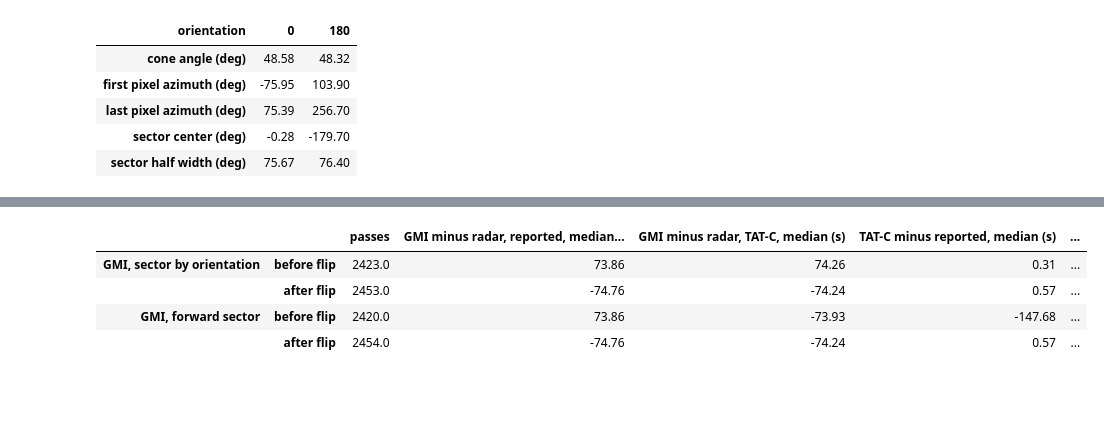
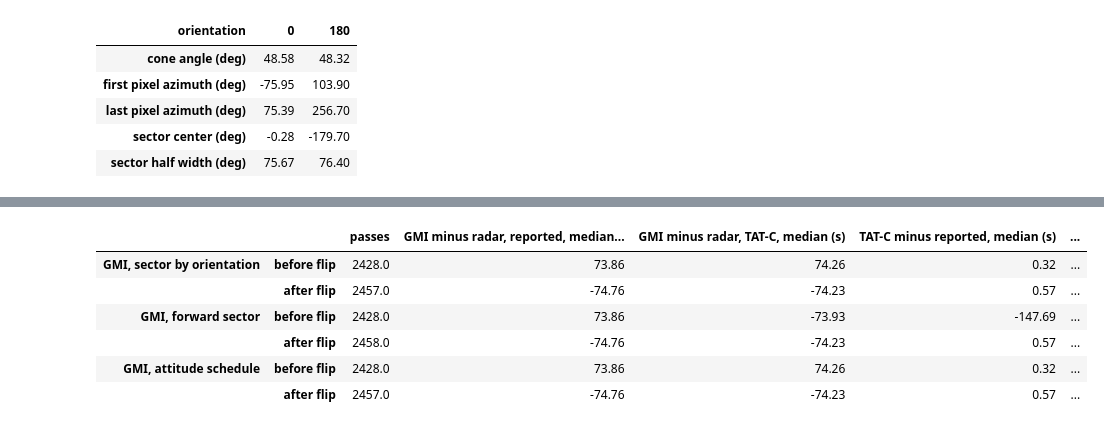
Before and after one commit to code-lab-org/tatc, a Jupyter notebook: docs/validation/ValidateYawFlipGPM.ipynb, the cells around one changed output, grey strips where cells are left out. Saved outputs shown, nothing was run; the diff lists cells and outputs as text; code cells hidden in the pictures; blank space fills up the shorter version.

```diff
--- a/docs/validation/ValidateYawFlipGPM.ipynb
+++ b/docs/validation/ValidateYawFlipGPM.ipynb
@@ -438,21 +456,32 @@ def gmi_instrument(center):
     return ConicalInstrument(name="GMI", cone_angle=cone, scan_center_azimuth=center, scan_half_width=half_width, along_track_field_of_view=1, velocity_frame=VelocityFrame.INERTIAL)
 
 
-periods = [(WINDOW[0], FLIP, int(orientation[orientation.time < FLIP].orientation.mode()[0])), (FLIP, WINDOW[1], int(orientation[orientation.time >= FLIP].orientation.mode()[0]))]
+periods = [(WINDOW[0], FLIP, orientations[0]), (FLIP, WINDOW[1], orientations[1])]
+
+
+def satellite_with(instrument):
+    return Satellite(name="GPM", orbit=orbit, instruments=[instrument])
+
+
+# GPM with its attitude schedule: the radar and GMI defined once, relative to the body (forward orientation)
+body_gmi = ConicalInstrument(name="GMI", cone_angle=cone, scan_center_azimuth=float(sector.loc[0, "sector center (deg)"]), scan_half_width=half_width, along_track_field_of_view=1)
+gpm = Satellite(name="GPM", orbit=orbit, instruments=[body_radar, body_gmi], attitude=schedule)
 models = {
-    "radar": [(radar[o], start, end) for start, end, o in periods],
-    "GMI, sector by orientation": [(gmi_instrument(float(sector.loc[o, "sector center (deg)"])), start, end) for start, end, o in periods],
-    "GMI, forward sector": [(gmi_instrument(float(sector.loc[forward, "sector center (deg)"])), start, end) for start, end, _ in periods],
+    "radar": [(satellite_with(radar[o]), 0, start, end) for start, end, o in periods],
+    "radar, attitude schedule": [(gpm, 0, WINDOW[0], WINDOW[1])],
+    "GMI, sector by orientation": [(satellite_with(gmi_instrument(float(sector.loc[o, "sector center (deg)"]))), 0, start, end) for start, end, o in periods],
+    "GMI, forward sector": [(satellite_with(gmi_instrument(float(sector.loc[forward, "sector center (deg)"]))), 0, start, end) for start, end, _ in periods],
+    "GMI, attitude schedule": [(gpm, 1, WINDOW[0], WINDOW[1])],
 }
 
 
-def observe(point, instrument, start, end):
-    return collect_observations(point, Satellite(name="GPM", orbit=orbit, instruments=[instrument]), start.to_pydatetime(), end.to_pydatetime()).assign(point_id=point.id)
+def observe(point, satellite, index, start, end):
+    return collect_observations(point, satellite, start.to_pydatetime(), end.to_pydatetime(), instrument_index=index).assign(point_id=point.id)
 
 
 predicted = {}
 for label, runs in models.items():
-    frames = Parallel(n_jobs=-1)(delayed(observe)(point, instrument, start, end) for instrument, start, end in runs for point in points)
+    frames = Parallel(n_jobs=-1)(delayed(observe)(point, satellite, index, start, end) for satellite, index, start, end in runs for point in points)
     predicted[label] = pd.concat([f for f in frames if not f.empty])[["point_id", "epoch"]]
 
 
@@ -463,7 +492,7 @@ def match(observed, model):
     return merged
 
 
-matched = {label: match(reference["radar" if label == "radar" else "GMI"], label) for label in models}
+matched = {label: match(reference["radar" if label.startswith("radar") else "GMI"], label) for label in models}
 rows4 = {}
 for label, merged in matched.items():
     for period, group in merged.groupby("period", sort=False):
@@ -480,19 +513,21 @@ pd.DataFrame(rows4).T
 # %%
 # GMI's observation time relative to the radar's on the same pass
-pairs = pd.merge_asof(matched["radar"].dropna(subset=["predicted"]).sort_values("time"), reference["GMI"].rename(columns={"time": "gmi_time"}).sort_values("gmi_time"), left_on="time", right_on="gmi_time", by="point_id", direction="nearest", tolerance=pd.Timedelta(minutes=5)).dropna(subset=["gmi_time"])
 rows4b = {}
-for label in ("GMI, sector by orientation", "GMI, forward sector"):
+for label, radar_label in (("GMI, sector by orientation", "radar"), ("GMI, forward sector", "radar"), ("GMI, attitude schedule", "radar, attitude schedule")):
+    pairs = pd.merge_asof(matched[radar_label].dropna(subset=["predicted"]).sort_values("time"), reference["GMI"].rename(columns={"time": "gmi_time"}).sort_values("gmi_time"), left_on="time", right_on="gmi_time", by="point_id", direction="nearest", tolerance=pd.Timedelta(minutes=5)).dropna(subset=["gmi_time"])
     p = pd.merge_asof(pairs.sort_values("gmi_time"), predicted[label].rename(columns={"epoch": "gmi_predicted"}).sort_values("gmi_predicted"), left_on="gmi_time", right_on="gmi_predicted", by="point_id", direction="nearest", tolerance=pd.Timedelta(minutes=5)).dropna(subset=["gmi_predicted"])
     p["reported (s)"] = (p.gmi_time - p.time).dt.total_seconds()
     p["TAT-C (s)"] = (p.gmi_predicted - p.predicted).dt.total_seconds()
     p["TAT-C minus reported (s)"] = p["TAT-C (s)"] - p["reported (s)"]
     for period, group in p.groupby("period", sort=False):
         rows4b[(label, period)] = {"passes": len(group), "GMI minus radar, reported, median (s)": group["reported (s)"].median(), "GMI minus radar, TAT-C, median (s)": group["TAT-C (s)"].median(), "TAT-C minus reported, median (s)": group["TAT-C minus reported (s)"].median(), "TAT-C minus reported, 95th percentile of magnitude (s)": group["TAT-C minus reported (s)"].abs().quantile(0.95)}
 pd.DataFrame(rows4b).T.round(2)
 # %% [output]
 |  |  | passes | GMI minus radar, reported, median... | GMI minus radar, TAT-C, median (s) | TAT-C minus reported, median (s) | ... |
-| GMI, sector by orientation | before flip | 2423.0 | 73.86 | 74.26 | 0.31 | ... |
-|  | after flip | 2453.0 | -74.76 | -74.24 | 0.57 | ... |
-| GMI, forward sector | before flip | 2420.0 | 73.86 | -73.93 | -147.68 | ... |
-|  | after flip | 2454.0 | -74.76 | -74.24 | 0.57 | ... |
+| GMI, sector by orientation | before flip | 2428.0 | 73.86 | 74.26 | 0.32 | ... |
+|  | after flip | 2457.0 | -74.76 | -74.23 | 0.57 | ... |
+| GMI, forward sector | before flip | 2428.0 | 73.86 | -73.93 | -147.69 | ... |
+|  | after flip | 2458.0 | -74.76 | -74.23 | 0.57 | ... |
+| GMI, attitude schedule | before flip | 2428.0 | 73.86 | 74.26 | 0.32 | ... |
+|  | after flip | 2457.0 | -74.76 | -74.23 | 0.57 | ... |
 # %% [markdown]
```
Also changed, not shown: parts of 7 cells of this notebook, 19 other files.
